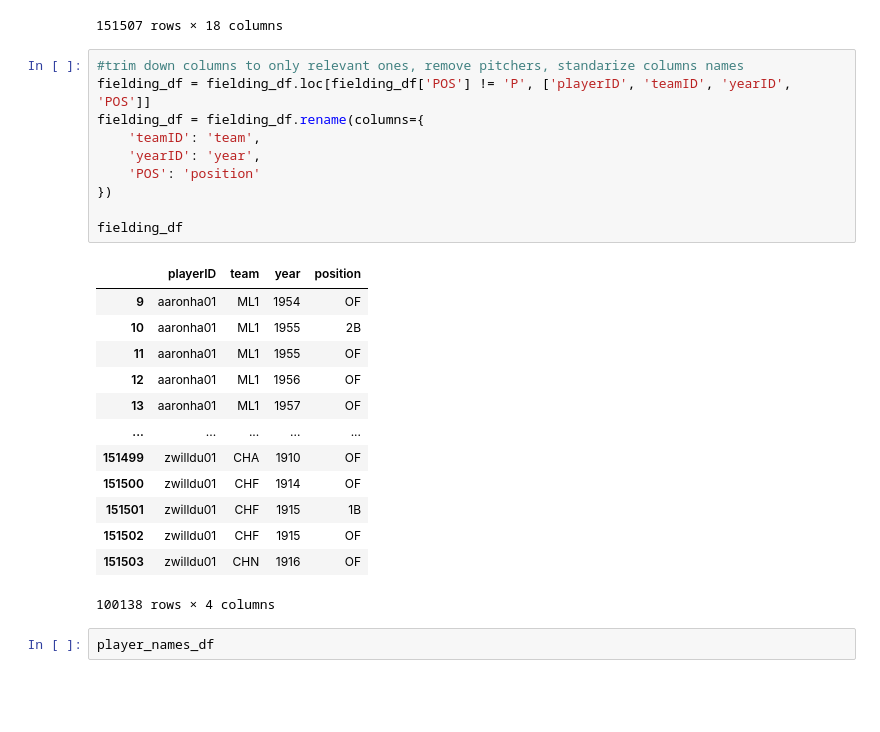
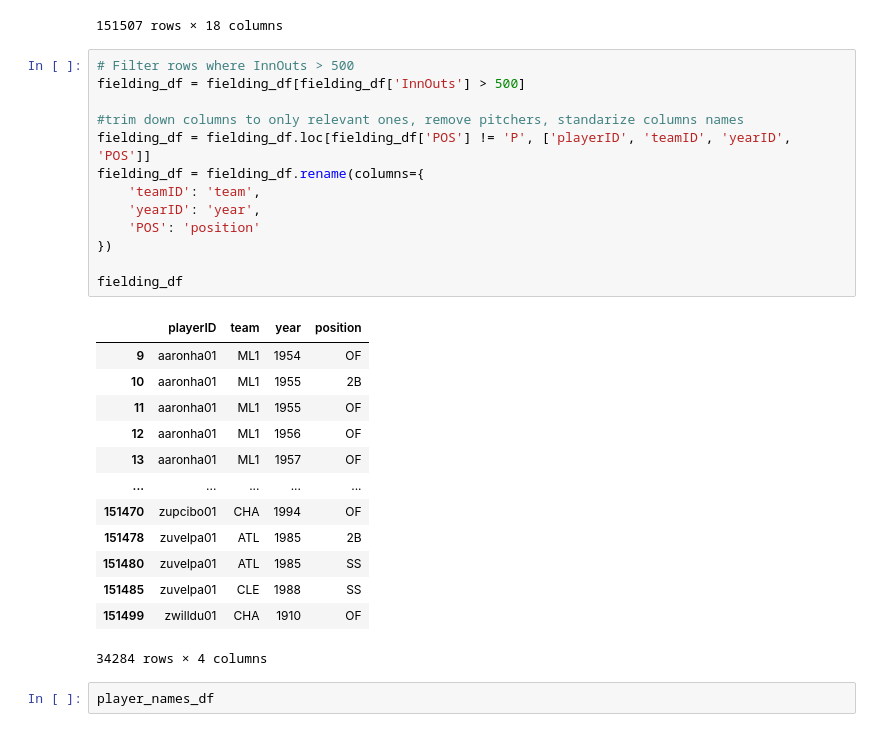
Before and after one commit to bpawlow/mlb-simulation-game, a Jupyter notebook: data/hitting-data-cleaning.ipynb, the cells around one changed output. Saved outputs shown, nothing was run; the diff lists cells and outputs as text; blank space fills up the shorter version.

```diff
--- a/data/hitting-data-cleaning.ipynb
+++ b/data/hitting-data-cleaning.ipynb
@@ -26,29 +26,32 @@ fielding_df
 | 151506 | zychto01 | 2017 | 1 | SEA | AL | P | 45 | 0.0 | 122.0 | 1 | 3 | ... |
 151507 rows × 18 columns
 # %%
+# Filter rows where InnOuts > 500
+fielding_df = fielding_df[fielding_df['InnOuts'] > 500]
+
 #trim down columns to only relevant ones, remove pitchers, standarize columns names
 fielding_df = fielding_df.loc[fielding_df['POS'] != 'P', ['playerID', 'teamID', 'yearID', 'POS']]
 fielding_df = fielding_df.rename(columns={
     'teamID': 'team',
     'yearID': 'year',
     'POS': 'position'
 })
 
 fielding_df
 # %% [output]
 |  | playerID | team | year | position |
 | 9 | aaronha01 | ML1 | 1954 | OF |
 | 10 | aaronha01 | ML1 | 1955 | 2B |
 | 11 | aaronha01 | ML1 | 1955 | OF |
 | 12 | aaronha01 | ML1 | 1956 | OF |
 | 13 | aaronha01 | ML1 | 1957 | OF |
 | ... | ... | ... | ... | ... |
+| 151470 | zupcibo01 | CHA | 1994 | OF |
+| 151478 | zuvelpa01 | ATL | 1985 | 2B |
+| 151480 | zuvelpa01 | ATL | 1985 | SS |
+| 151485 | zuvelpa01 | CLE | 1988 | SS |
 | 151499 | zwilldu01 | CHA | 1910 | OF |
-| 151500 | zwilldu01 | CHF | 1914 | OF |
-| 151501 | zwilldu01 | CHF | 1915 | 1B |
-| 151502 | zwilldu01 | CHF | 1915 | OF |
-| 151503 | zwilldu01 | CHN | 1916 | OF |
-100138 rows × 4 columns
+34284 rows × 4 columns
 # %%
 player_names_df
 # %% [output]
```
Also changed, not shown: parts of 5 cells of this notebook, 8 other files.
